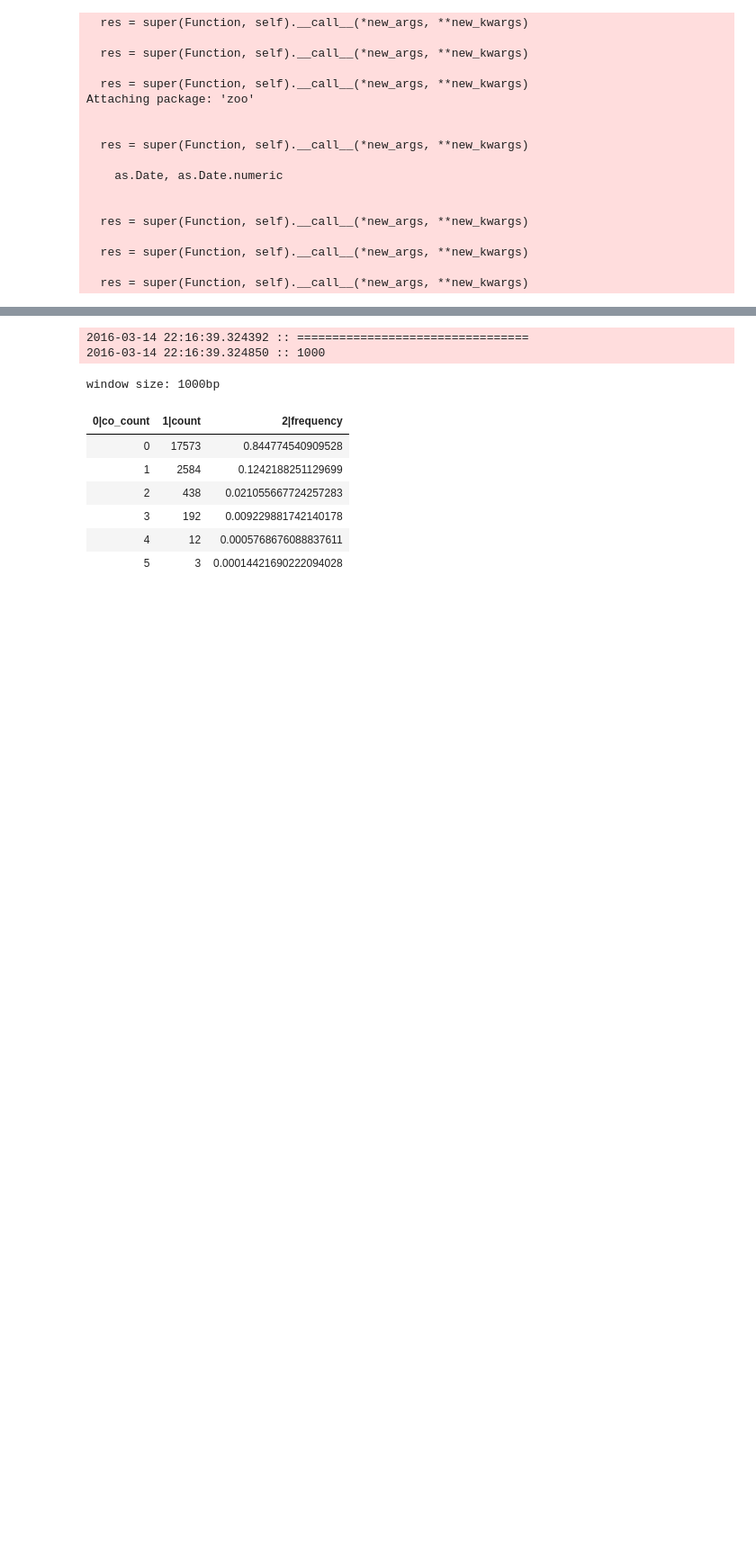
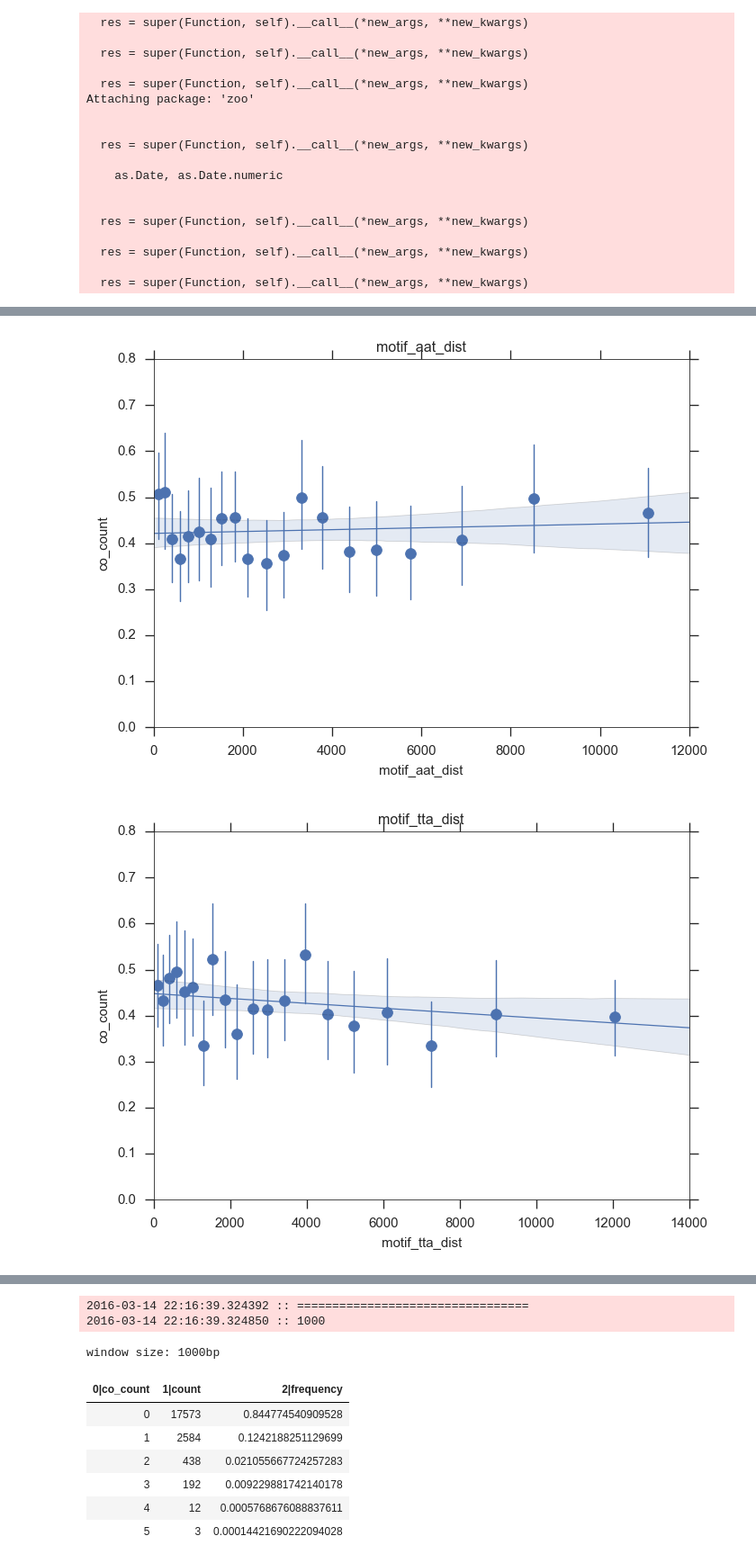
Before and after one commit to wtchg-kwiatkowski/pfx-paper-2015, a Jupyter notebook: supplementary/notebooks/hotspots.ipynb, the cells around one changed output, grey strips where cells are left out. Shown at 90% size. Cells and saved outputs as stored; diff of their text form; code cells hidden in the pictures; blank space fills up the shorter version.

```diff
--- a/supplementary/notebooks/hotspots.ipynb
+++ b/supplementary/notebooks/hotspots.ipynb
@@ -311,0 +364,15 @@ df.head()
+# %%
+for v in ('motif_aat_dist',
+          'motif_tta_dist',
+          'motif_at_dist',
+          'motif_a_dist',
+          'motif_t_dist',
+         ):
+    sns.regplot(v, 'co_count', data=df, x_bins=20)
+    plt.title(v)
+    plt.xlim(left=0)
+    plt.ylim(0, .8)
+    plt.show();
+# %% [output]
+[figure, added]
+[figure, added]
```
Also changed, not shown: parts of 20 cells of this notebook, 1 other file.
